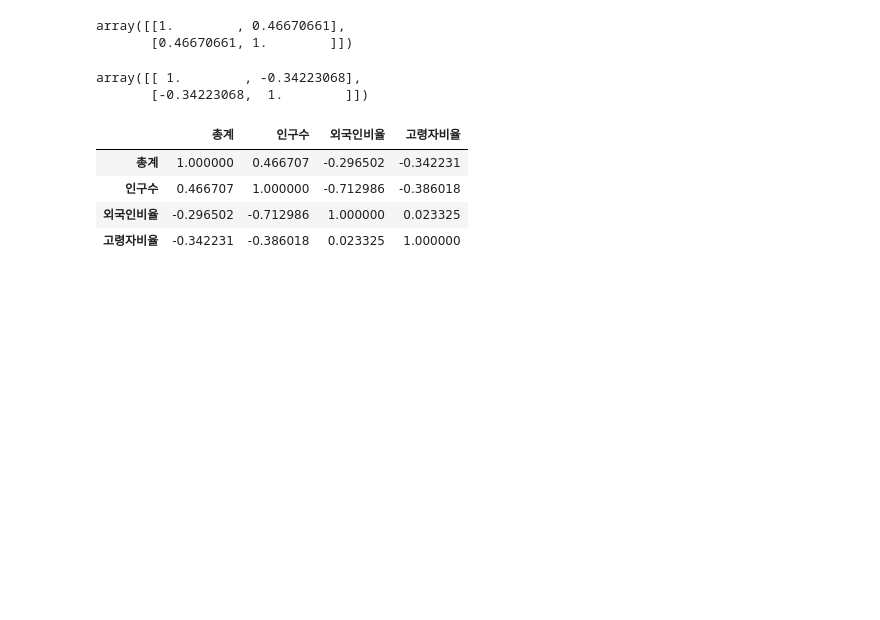
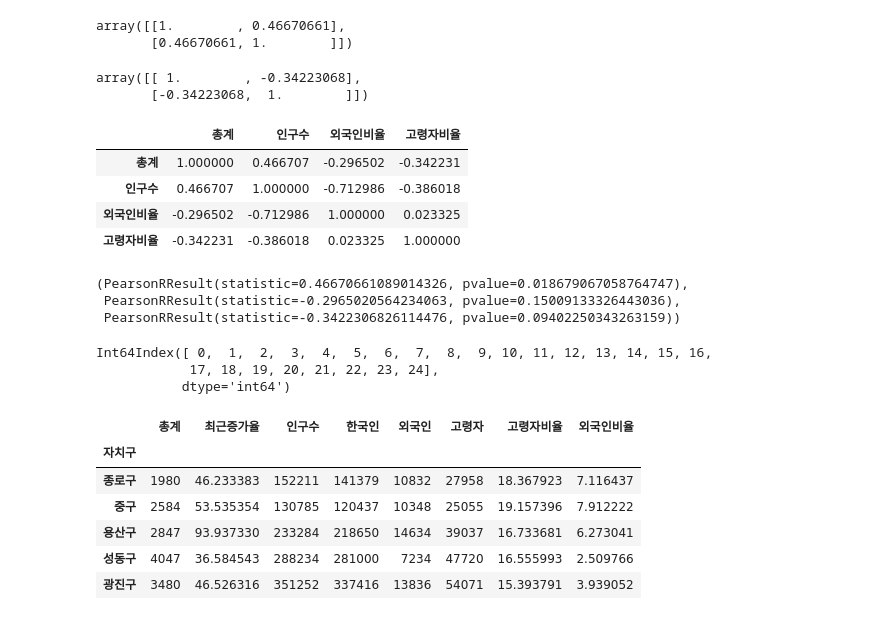
Before and after one commit to shared-repo/green-data-analysis, a Jupyter notebook: workspace/data-analysis-basic/eda-package-06.ipynb, the cells around one changed output. Cells and saved outputs as stored; diff of their text form; code cells hidden in the pictures; blank space fills up the shorter version.

```diff
--- a/workspace/data-analysis-basic/eda-package-06.ipynb
+++ b/workspace/data-analysis-basic/eda-package-06.ipynb
@@ -201,3 +201,20 @@ filtered_seoul_cctv_population[["총계", "인구수", "외국인비율", "고
 | 인구수 | 0.466707 | 1.000000 | -0.712986 | -0.386018 |
 | 외국인비율 | -0.296502 | -0.712986 | 1.000000 | 0.023325 |
 | 고령자비율 | -0.342231 | -0.386018 | 0.023325 | 1.000000 |
+# %%
+# 상관계수 확인
+sp.stats.pearsonr(filtered_seoul_cctv_population["인구수"], filtered_seoul_cctv_population["총계"]),\
+sp.stats.pearsonr(filtered_seoul_cctv_population["외국인비율"], filtered_seoul_cctv_population["총계"]),\
+sp.stats.pearsonr(filtered_seoul_cctv_population["고령자비율"], filtered_seoul_cctv_population["총계"])
+# %% [output]
+(PearsonRResult(statistic=0.46670661089014326, pvalue=0.018679067058764747),
+ PearsonRResult(statistic=-0.2965020564234063, pvalue=0.15009133326443036),
+ PearsonRResult(statistic=-0.3422306826114476, pvalue=0.09402250343263159))
+# %%
+# 데이터프레임 인덱스(행식별값) 확인
+filtered_seoul_cctv_population.head()
+filtered_seoul_cctv_population.index
+# %% [output]
+Int64Index([ 0,  1,  2,  3,  4,  5,  6,  7,  8,  9, 10, 11, 12, 13, 14, 15, 16,
+            17, 18, 19, 20, 21, 22, 23, 24],
+           dtype='int64')
@@ -203,0 +224,10 @@ filtered_seoul_cctv_population[["총계", "인구수", "외국인비율", "고
+# %%
+filtered_seoul_cctv_population.head()
+# %% [output]
+|  | 총계 | 최근증가율 | 인구수 | 한국인 | 외국인 | 고령자 | 고령자비율 | 외국인비율 |
+| 자치구 |  |  |  |  |  |  |  |  |
+| 종로구 | 1980 | 46.233383 | 152211 | 141379 | 10832 | 27958 | 18.367923 | 7.116437 |
+| 중구 | 2584 | 53.535354 | 130785 | 120437 | 10348 | 25055 | 19.157396 | 7.912222 |
+| 용산구 | 2847 | 93.937330 | 233284 | 218650 | 14634 | 39037 | 16.733681 | 6.273041 |
+| 성동구 | 4047 | 36.584543 | 288234 | 281000 | 7234 | 47720 | 16.555993 | 2.509766 |
+| 광진구 | 3480 | 46.526316 | 351252 | 337416 | 13836 | 54071 | 15.393791 | 3.939052 |
```
Also changed, not shown: parts of 4 cells of this notebook, 1 other file.
